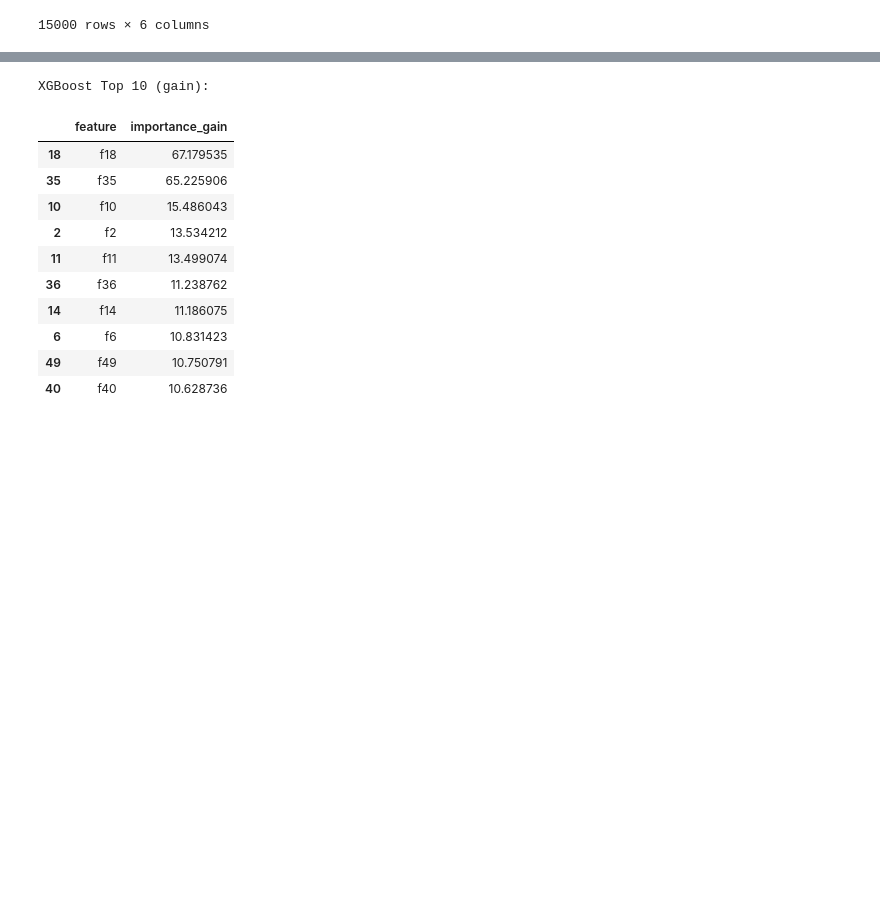
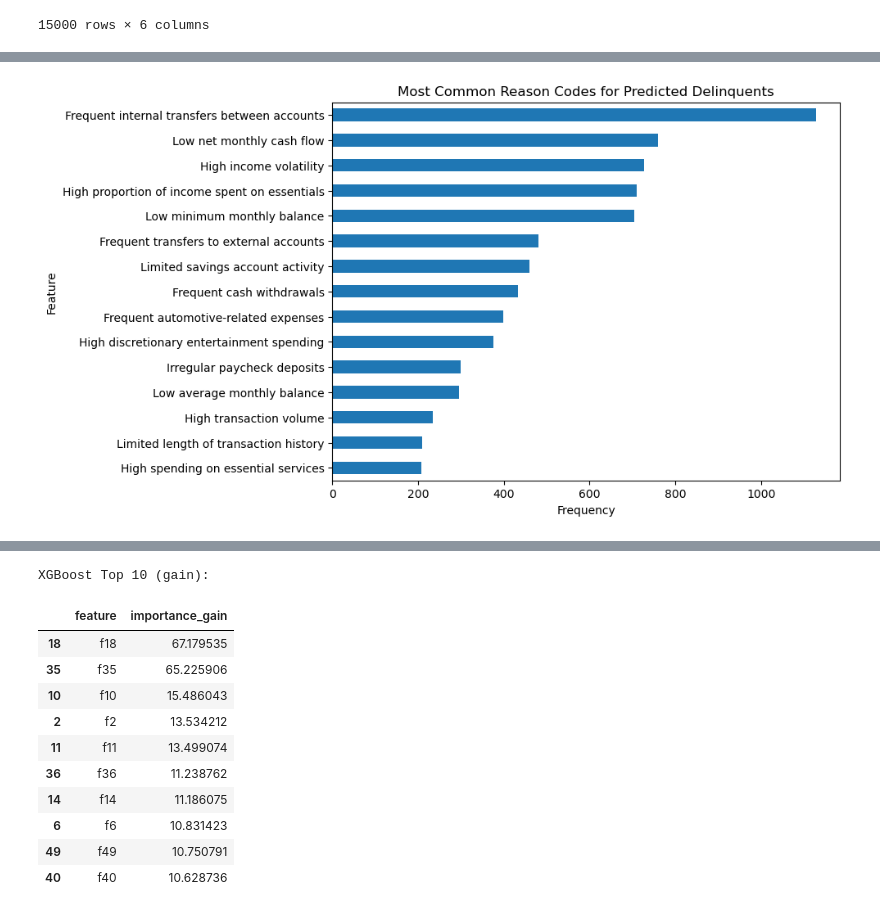
Before and after one commit to elliekwang/DSC180A_B01_2, a Jupyter notebook: Winter_2026/ellie_w8.ipynb, the cells around one changed output, grey strips where cells are left out. Cells and saved outputs as stored; diff of their text form; code cells hidden in the pictures; blank space fills up the shorter version.

Commit message:
improved model & added visualizations

```diff
--- a/Winter_2026/ellie_w8.ipynb
+++ b/Winter_2026/ellie_w8.ipynb
@@ -2082,16 +2222,13 @@ weighted avg       0.90      0.75      0.80      1925
 ## finalized model
 # %%
 # AFTER exclusions
-df_after = (
-    df_eval_master.loc[~df_eval_master["excluded"]]
-    .drop(columns=["excluded"])
-    .copy()
-)
+df_after = df_labeled_eligible.drop(columns=["excluded"], errors="ignore").copy()
 
 # split
 y = df_after["DQ_TARGET"].astype(int)
 X = df_after.drop(columns=["prism_consumer_id", "DQ_TARGET"], errors="ignore")
 
+from sklearn.model_selection import train_test_split
 X_train, X_test, y_train, y_test = train_test_split(
     X, y,
     test_size=0.2,
@@ -2548,0 +2737,3 @@ final_output
+# %%
+for col in ["reason_1", "reason_2", "reason_3"]:
+    holdout_df[col] = holdout_df[col].map(reason_map).fillna(holdout_df[col])
@@ -2548,0 +2760,14 @@ final_output
+# %%
+import pandas as pd
+
+# columns containing reason codes
+reason_cols = ["reason_1", "reason_2", "reason_3"]
+
+# flatten them into one column
+reason_counts = (
+    holdout_df[reason_cols]
+    .stack()
+    .value_counts()
+)
+
+print(reason_counts.head(10))
@@ -2548,0 +2786,18 @@ final_output
+# %%
+import matplotlib.pyplot as plt
+
+top_n = 15
+
+reason_counts.head(top_n).plot(
+    kind="barh",
+    figsize=(8,6)
+)
+
+plt.title("Most Common Reason Codes for Predicted Delinquents")
+plt.xlabel("Frequency")
+plt.ylabel("Feature")
+plt.gca().invert_yaxis()
+
+plt.show()
+# %% [output]
+[figure, added]
```
Also changed, not shown: parts of 50 cells of this notebook.
